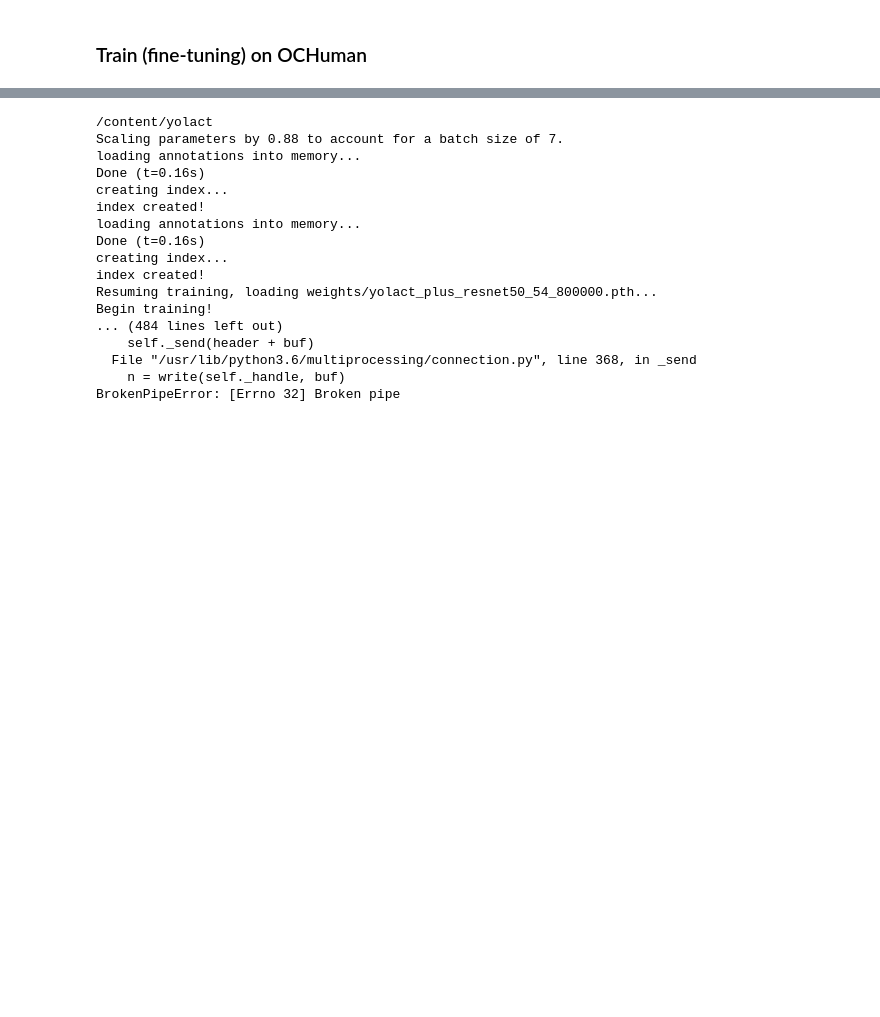
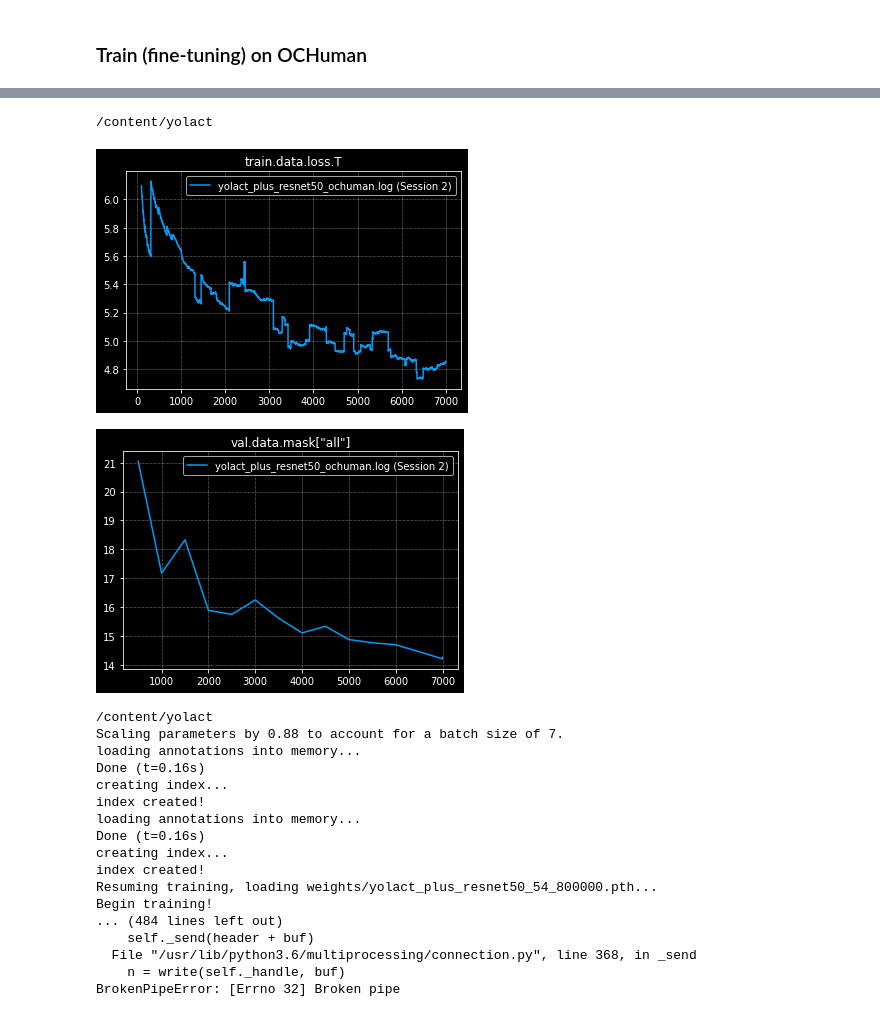
Before and after one commit to Maxinho96/yolact, a Jupyter notebook: YOLACT-Colab.ipynb, the cells around one changed output, grey strips where cells are left out. Saved outputs shown, nothing was run; the diff lists cells and outputs as text; code cells hidden in the pictures; blank space fills up the shorter version.

```diff
--- a/YOLACT-Colab.ipynb
+++ b/YOLACT-Colab.ipynb
@@ -12,3 +12,8 @@ Go to this URL in a browser: https://accounts.google.com/o/oauth2/auth?client_id
 Enter your authorization code:
 ··········
 Mounted at /content/gdrive
+# %%
+import matplotlib.pyplot as plt
+
+# Dark mode
+plt.style.use(['dark_background'])
@@ -318,0 +355,10 @@ Writing annotations/instances_val2017_person.json
+# %%
+%cd /content/yolact
+log_folder = "/content/gdrive/My Drive/yolact/data/logs/exp1/"
+log_file = log_folder + "yolact_plus_resnet50_ochuman.log"
+
+from utils.logger import LogVisualizer
+vis = LogVisualizer()
+
+# Print log sessions
+vis.sessions(log_file)
@@ -319 +370,16 @@ Writing annotations/instances_val2017_person.json
+# %%
+%cd /content/yolact
+log_folder = "/content/gdrive/My Drive/yolact/data/logs/exp1/"
+log_file = log_folder + "yolact_plus_resnet50_ochuman.log"
+
+vis.add(log_file, session=2)
+
+# Plot the training loss
+vis.plot("train", "x.data.iter", "x.data.loss.T", smoothness=1000)
+# Plot the validation accuracy (mAP)
+vis.plot("val", "x.data.iter", 'x.data.mask["all"]')
+# %% [output]
+/content/yolact
+[figure, added]
+[figure, added]
 # %%
```
Also changed, not shown: parts of 25 cells of this notebook.
